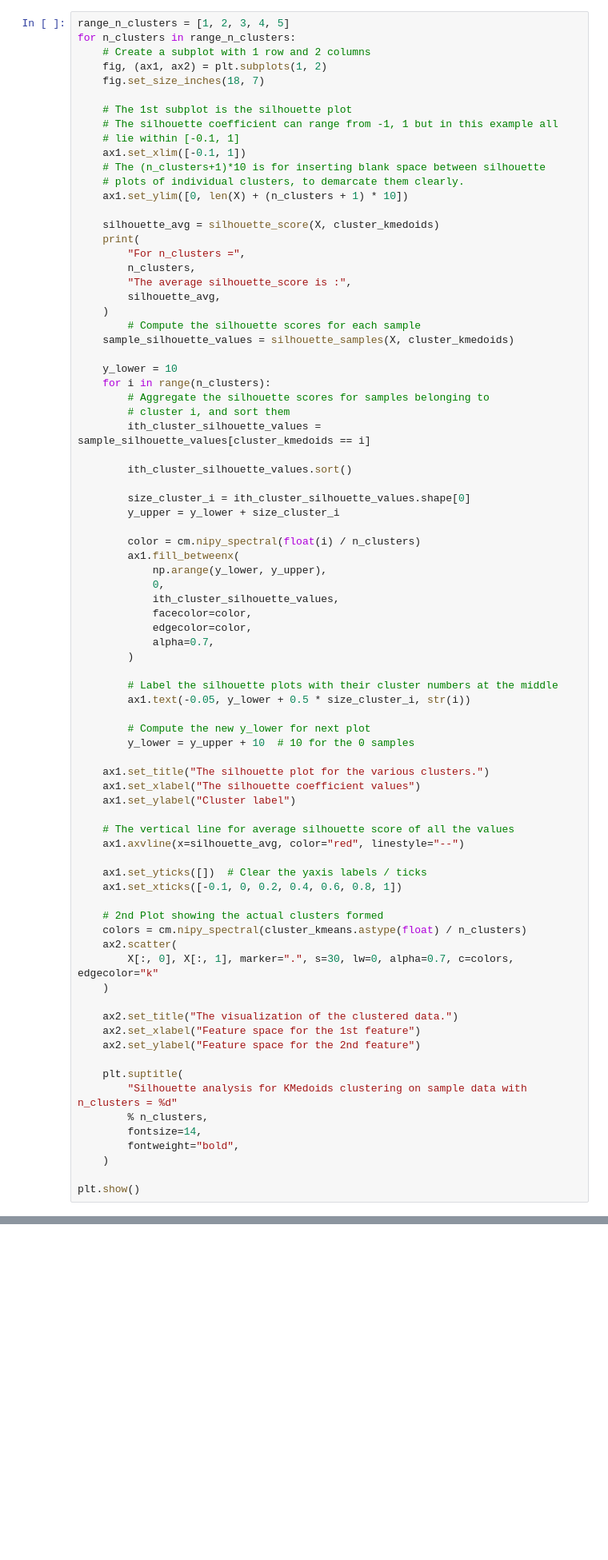
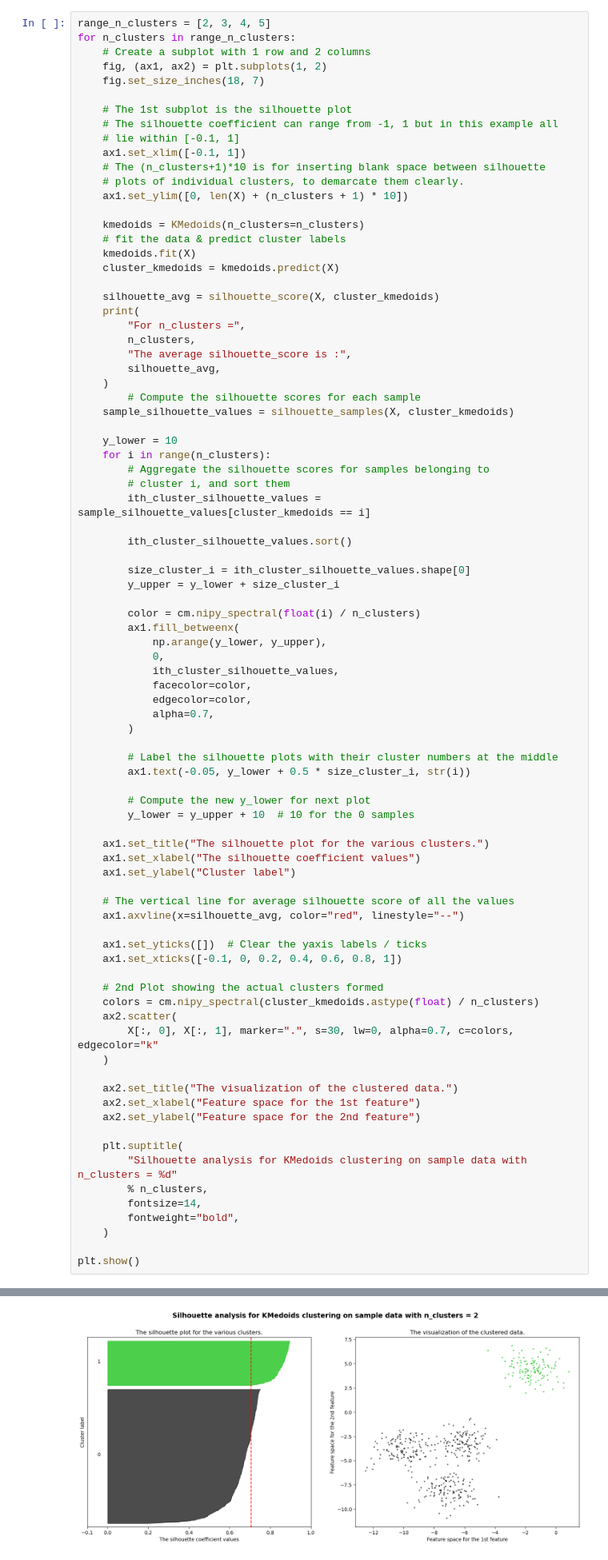
Before and after one commit to lina-martinez/Lab-ll--Clustering-ML, a Jupyter notebook: Point 5/Point 5.ipynb, the cells around one changed output, grey strips where cells are left out. Shown at 80% size. Saved outputs shown, nothing was run; the diff lists cells and outputs as text; blank space fills up the shorter version.

```diff
--- a/Point 5/Point 5.ipynb
+++ b/Point 5/Point 5.ipynb
@@ -169,7 +168,7 @@ ValueError: Number of labels is 1. Valid values are 2 to n_samples - 1 (inclusiv
 # %% [markdown]
 **K-Medoids**
 # %%
-range_n_clusters = [1, 2, 3, 4, 5]
+range_n_clusters = [2, 3, 4, 5]
 for n_clusters in range_n_clusters:
     # Create a subplot with 1 row and 2 columns
     fig, (ax1, ax2) = plt.subplots(1, 2)
@@ -182,6 +181,11 @@ for n_clusters in range_n_clusters:
     # The (n_clusters+1)*10 is for inserting blank space between silhouette
     # plots of individual clusters, to demarcate them clearly.
     ax1.set_ylim([0, len(X) + (n_clusters + 1) * 10])
+
+    kmedoids = KMedoids(n_clusters=n_clusters)
+    # fit the data & predict cluster labels
+    kmedoids.fit(X)
+    cluster_kmedoids = kmedoids.predict(X)
 
     silhouette_avg = silhouette_score(X, cluster_kmedoids)
     print(
@@ -231,7 +235,7 @@ for n_clusters in range_n_clusters:
     ax1.set_xticks([-0.1, 0, 0.2, 0.4, 0.6, 0.8, 1])
 
     # 2nd Plot showing the actual clusters formed
-    colors = cm.nipy_spectral(cluster_kmeans.astype(float) / n_clusters)
+    colors = cm.nipy_spectral(cluster_kmedoids.astype(float) / n_clusters)
     ax2.scatter(
         X[:, 0], X[:, 1], marker=".", s=30, lw=0, alpha=0.7, c=colors, edgecolor="k"
     )
@@ -248,3 +252,4 @@ for n_clusters in range_n_clusters:
     )
 
 plt.show()
+# %% [output]
@@ -250,0 +260 @@ plt.show()
+[figure, added]
```
Also changed, not shown: parts of 4 cells of this notebook.
